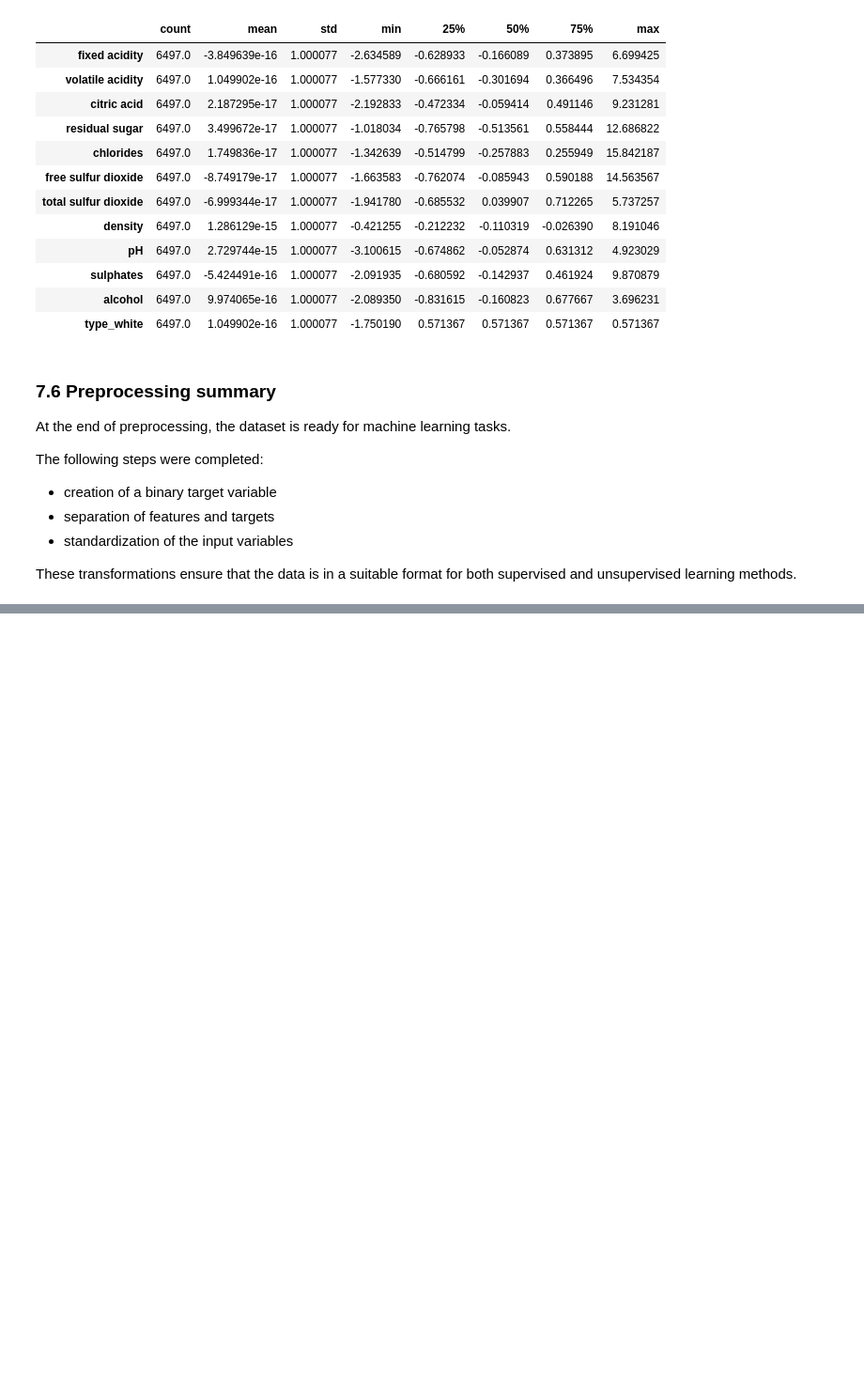
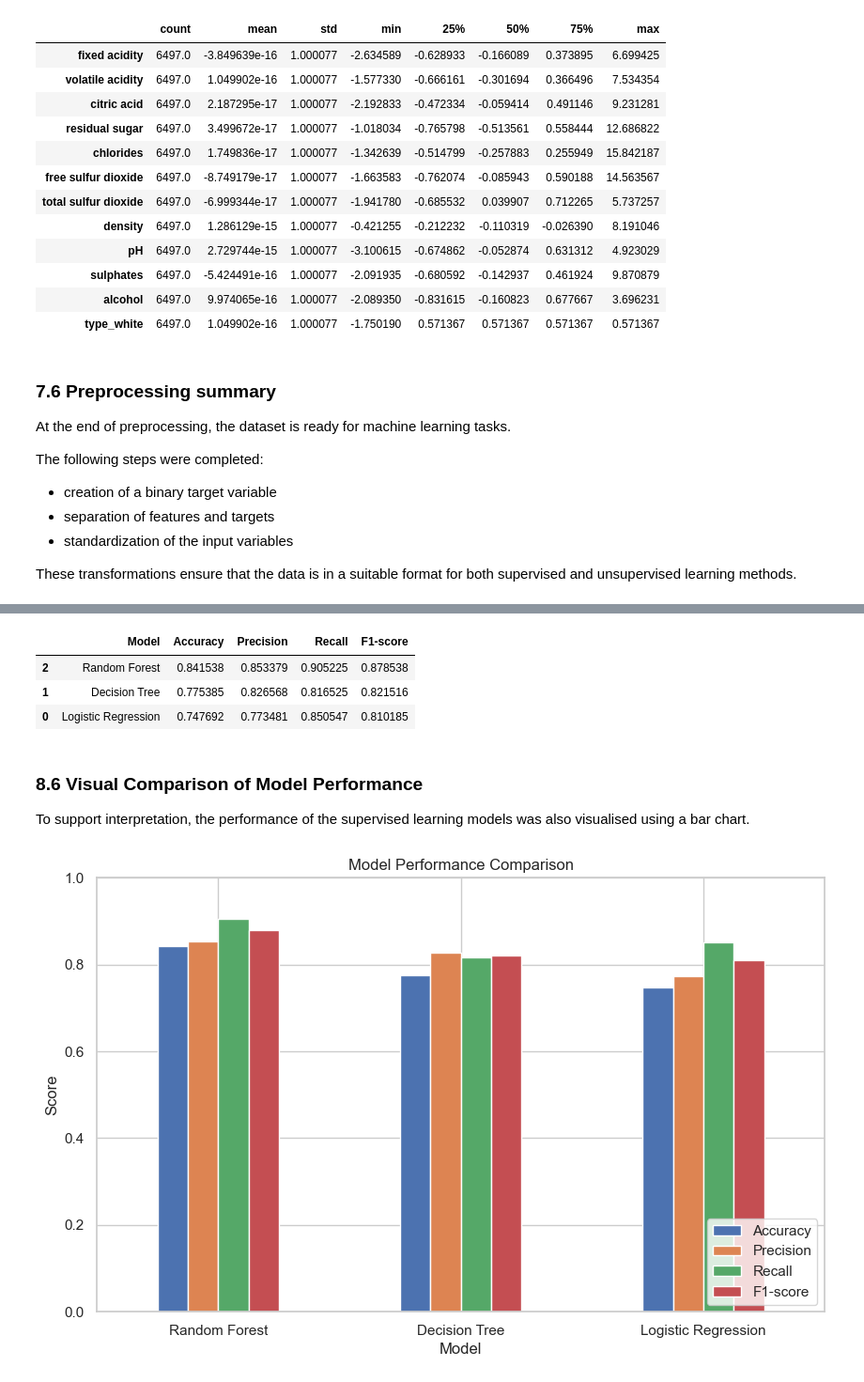
Before and after one commit to nathaliaacouto/ADES_Wine_Quality, a Jupyter notebook: [ADES]_Wine_Project.ipynb, the cells around one changed output, grey strips where cells are left out. Shown at 94% size. Cells and saved outputs as stored; diff of their text form; code cells hidden in the pictures; blank space fills up the shorter version.

Commit message:
Supervised Learning

```diff
--- a/[ADES]_Wine_Project.ipynb
+++ b/[ADES]_Wine_Project.ipynb
@@ -503,0 +696,50 @@ These transformations ensure that the data is in a suitable format for both supe
+# %%
+results = pd.DataFrame({
+    "Model": ["Logistic Regression", "Decision Tree", "Random Forest"],
+    "Accuracy": [
+        accuracy_score(y_test, y_pred_lr),
+        accuracy_score(y_test, y_pred_dt),
+        accuracy_score(y_test, y_pred_rf)
+    ],
+    "Precision": [
+        precision_score(y_test, y_pred_lr),
+        precision_score(y_test, y_pred_dt),
+        precision_score(y_test, y_pred_rf)
+    ],
+    "Recall": [
+        recall_score(y_test, y_pred_lr),
+        recall_score(y_test, y_pred_dt),
+        recall_score(y_test, y_pred_rf)
+    ],
+    "F1-score": [
+        f1_score(y_test, y_pred_lr),
+        f1_score(y_test, y_pred_dt),
+        f1_score(y_test, y_pred_rf)
+    ]
+})
+
+results = results.sort_values(by="Accuracy", ascending=False)
+results
+# %% [output]
+|  | Model | Accuracy | Precision | Recall | F1-score |
+| 2 | Random Forest | 0.841538 | 0.853379 | 0.905225 | 0.878538 |
+| 1 | Decision Tree | 0.775385 | 0.826568 | 0.816525 | 0.821516 |
+| 0 | Logistic Regression | 0.747692 | 0.773481 | 0.850547 | 0.810185 |
+# %% [markdown]
+### 8.6 Visual Comparison of Model Performance
+
+To support interpretation, the performance of the supervised learning models was also visualised using a bar chart.
+# %%
+results.set_index("Model")[["Accuracy", "Precision", "Recall", "F1-score"]].plot(
+    kind="bar",
+    figsize=(10, 6)
+)
+
+plt.title("Model Performance Comparison")
+plt.ylabel("Score")
+plt.ylim(0, 1)
+plt.xticks(rotation=0)
+plt.legend(loc="lower right")
+plt.show()
+# %% [output]
+[figure, added]
```
Also changed, not shown: parts of 25 cells of this notebook.
